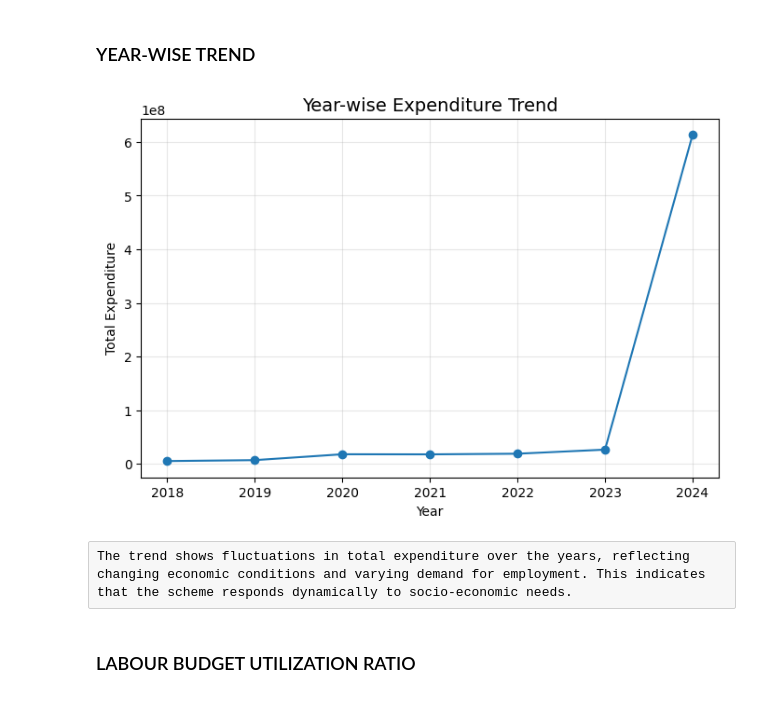
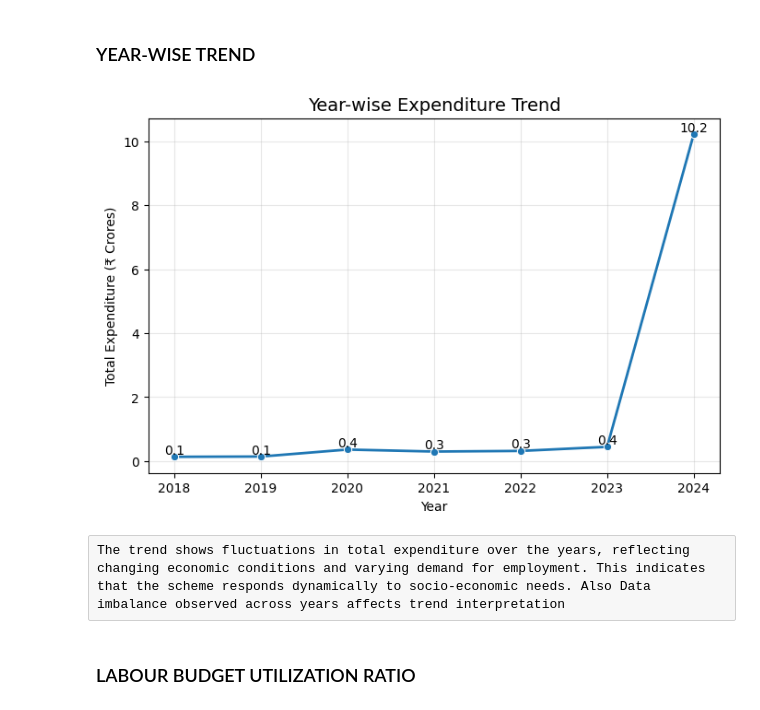
Before and after one commit to Shubhangidixit01/MGNREGA-Data-Analysis, a Jupyter notebook: notebooks/MGNREGA_Analysis.ipynb, the cells around one changed output. Cells and saved outputs as stored; diff of their text form; code cells hidden in the pictures.

```diff
--- a/notebooks/MGNREGA_Analysis.ipynb
+++ b/notebooks/MGNREGA_Analysis.ipynb
@@ -1151,19 +1187,28 @@ There is a significant variation in employment generation across states, indicat
 # %% [markdown]
 ### YEAR-WISE TREND
 # %%
-trend = df_state_year.groupby('year')['Total_Exp'].sum()
+trend = df_state_year.groupby('year', observed=True)['Total_Exp'].mean() / 1e7
+trend = trend.reset_index()
 
+# Plot using seaborn
 plt.figure(figsize=(8,5))
-plt.plot(trend.index, trend.values, marker='o')
+ax = sns.lineplot(data=trend, x='year', y='Total_Exp', marker='o',linewidth=2)
+
+# Add values on points
+for x, y in zip(trend['year'], trend['Total_Exp']):
+    ax.text(x, y, f"{y:.1f}", ha='center', va='bottom')
+
+# Labels & styling
 plt.title("Year-wise Expenditure Trend", fontsize=14)
 plt.xlabel("Year")
-plt.ylabel("Total Expenditure")
+plt.ylabel("Total Expenditure (₹ Crores)")
 plt.grid(alpha=0.3)
+
 plt.show()
 # %% [output]
-[figure, old version]
+[figure, new version]
 # %% [raw]
-The trend shows fluctuations in total expenditure over the years, reflecting changing economic conditions and varying demand for employment. This indicates that the scheme responds dynamically to socio-economic needs.
+The trend shows fluctuations in total expenditure over the years, reflecting changing economic conditions and varying demand for employment. This indicates that the scheme responds dynamically to socio-economic needs. Also Data imbalance observed across years affects trend interpretation
 # %% [markdown]
 ### LABOUR BUDGET UTILIZATION RATIO
 # %%
```
Also changed, not shown: parts of 19 cells of this notebook.
